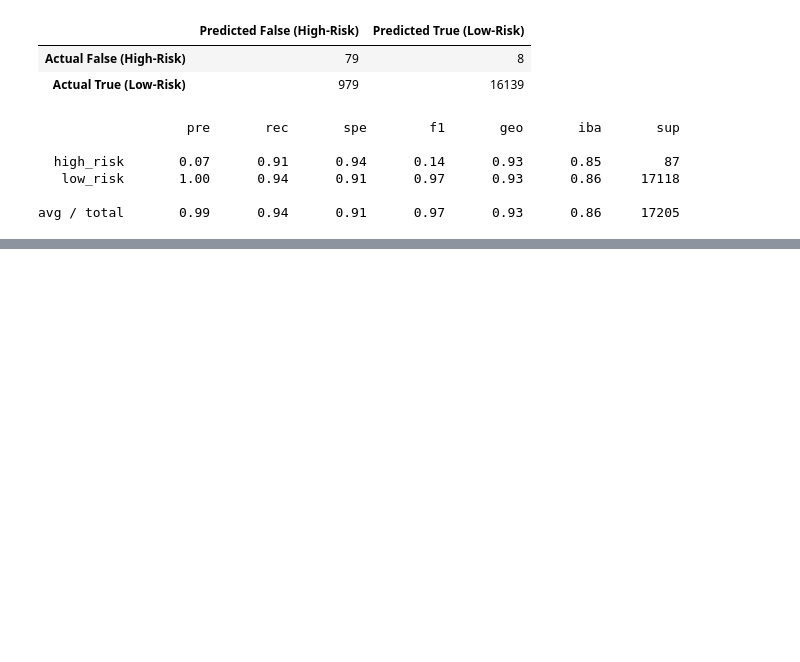
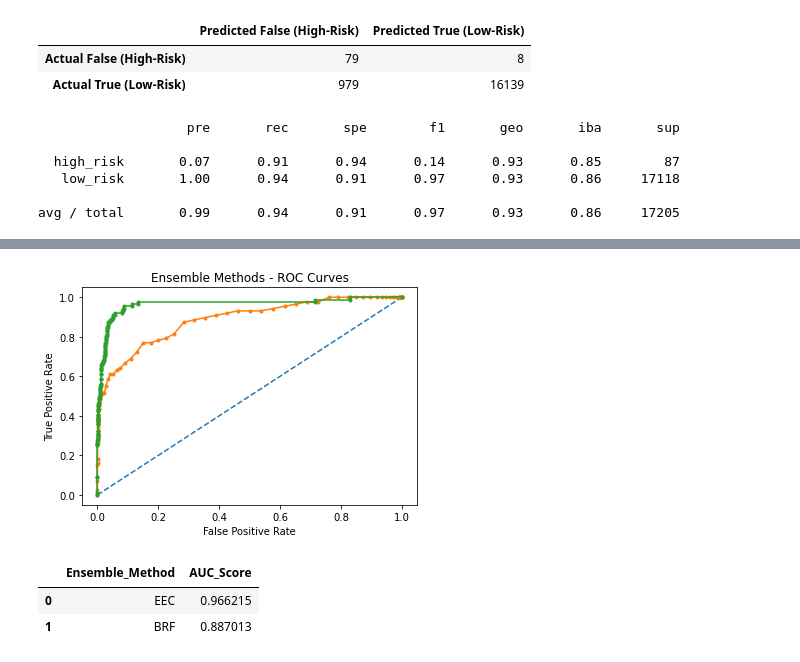
Before and after one commit to amberteets/credit-risk-analysis, a Jupyter notebook: credit_risk_ensemble.ipynb, the cells around one changed output, grey strips where cells are left out. Saved outputs shown, nothing was run; the diff lists cells and outputs as text; code cells hidden in the pictures; blank space fills up the shorter version.

Commit message:
Calculate ROC Curves, AUC

```diff
--- a/credit_risk_ensemble.ipynb
+++ b/credit_risk_ensemble.ipynb
@@ -174,0 +185,40 @@ avg / total       0.99      0.94      0.91      0.97      0.93      0.86     172
+# %%
+# ROC Curves
+
+# Plot no skill roc curve
+plt.plot([0, 1], [0, 1], linestyle='--', label='No Skill')
+plt.title('Ensemble Methods - ROC Curves')
+plt.ylabel('True Positive Rate')
+plt.xlabel('False Positive Rate')
+
+# Balanced Random Forest (BRF)
+# Retrieve probabilities for positive class
+brf_proba = [row[0] for row in brf_model.predict_proba(X_test)]
+# Calculate ROC curve for model
+fpr, tpr, _ = roc_curve(y_test, brf_proba, pos_label='high_risk')
+# Plot ROC
+plt.plot(fpr, tpr, marker='.', label='BRF')
+# Calculate AUC (Area Under Curve)
+brf_roc_auc = 1 - roc_auc_score(y_test, brf_proba)
+
+# Easy Ensemble AdaBoost (EEC)
+eec_proba = [row[0] for row in eec.predict_proba(X_test)]
+fpr, tpr, _ = roc_curve(y_test, eec_proba, pos_label='high_risk')
+plt.plot(fpr, tpr, marker='.', label="EEC")
+eec_roc_auc = 1 - roc_auc_score(y_test, eec_proba)
+# %% [output]
+[figure, added]
+# %%
+# Create DataFrame of each ensemble learning method's AUC Score
+auc_df = pd.DataFrame({
+    'Ensemble_Method': ['BRF', 'EEC'],
+    'AUC_Score': [brf_roc_auc, eec_roc_auc]
+})
+# Sort DataFrame by descending AUC Scores
+ranked_auc_df = auc_df.sort_values(by=['AUC_Score'], ascending=False)
+ranked_auc_df = ranked_auc_df.reset_index(drop=True)
+ranked_auc_df
+# %% [output]
+|  | Ensemble_Method | AUC_Score |
+| 0 | EEC | 0.966215 |
+| 1 | BRF | 0.887013 |
```
Also changed, not shown: parts of 12 cells of this notebook.
